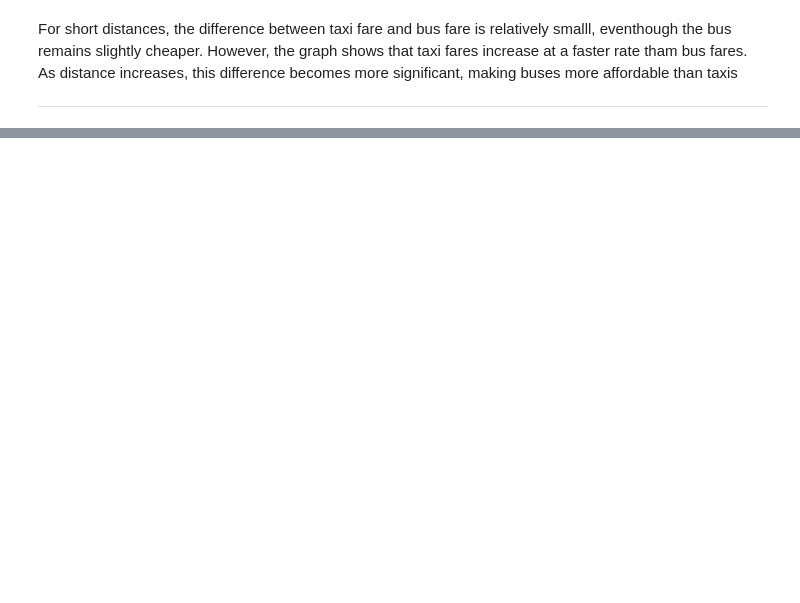
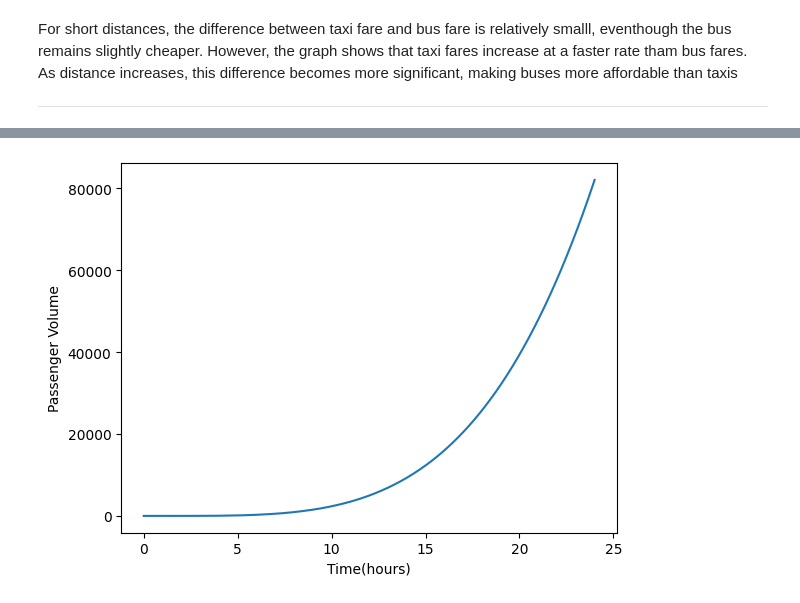
Before and after one commit to Faara34/-Optimisation-of-Travel-Routes-in-Colombo-Using-Python, a Jupyter notebook: Mathcw.ipynb, the cells around one changed output, grey strips where cells are left out. Cells and saved outputs as stored; diff of their text form; code cells hidden in the pictures; blank space fills up the shorter version.

```diff
--- a/Mathcw.ipynb
+++ b/Mathcw.ipynb
@@ -64,0 +70,10 @@ For short distances, the difference between taxi fare and bus fare is relatively
+# %%
+t_vals = np.linspace(0, 24, 500)
+P_func = sp.lambdify(t, P, 'numpy')
+
+plt.plot(t_vals, P_func(t_vals))
+plt.xlabel('Time(hours)')
+plt.ylabel('Passenger Volume')
+plt.show()
+# %% [output]
+[figure, added]
```
Also changed, not shown: parts of 24 cells of this notebook.
